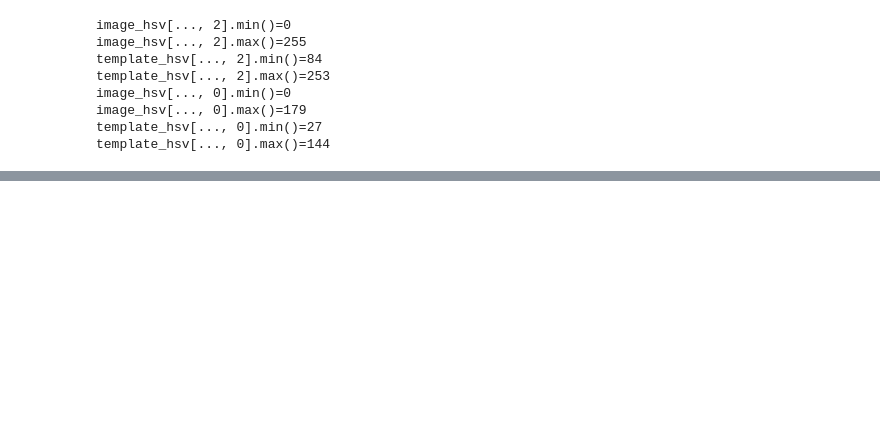
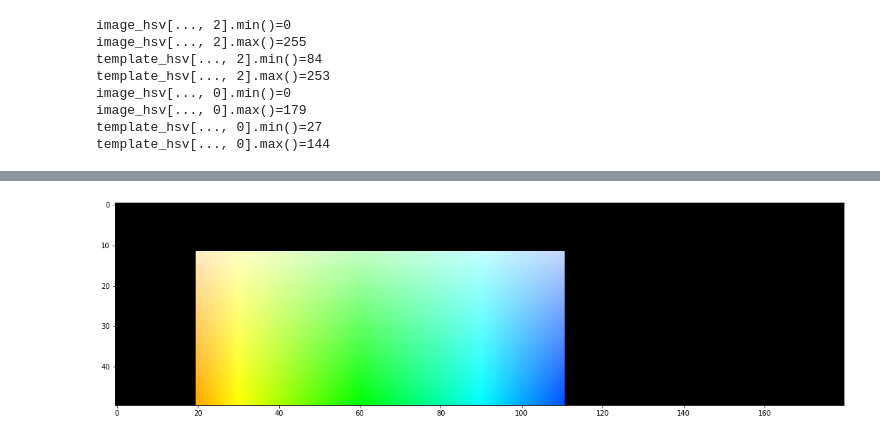
Before and after one commit to maxime915/msi_zarr_analysis, a Jupyter notebook: notebooks/filtering_images.ipynb, the cells around one changed output, grey strips where cells are left out. Saved outputs shown, nothing was run; the diff lists cells and outputs as text; code cells hidden in the pictures; blank space fills up the shorter version.

```diff
--- a/notebooks/filtering_images.ipynb
+++ b/notebooks/filtering_images.ipynb
@@ -100,0 +101,10 @@ show(cv2.cvtColor(tmp_image, cv2.COLOR_HSV2RGB))
+# %%
+tmp_image = filter(
+    tmp_image,
+    threshold_saturation_low=60,
+    threshold_hue_low=20,
+    threshold_hue_high=110
+)
+show(cv2.cvtColor(tmp_image, cv2.COLOR_HSV2RGB))
+# %% [output]
+[figure, added]
```
Also changed, not shown: parts of 3 cells of this notebook.
